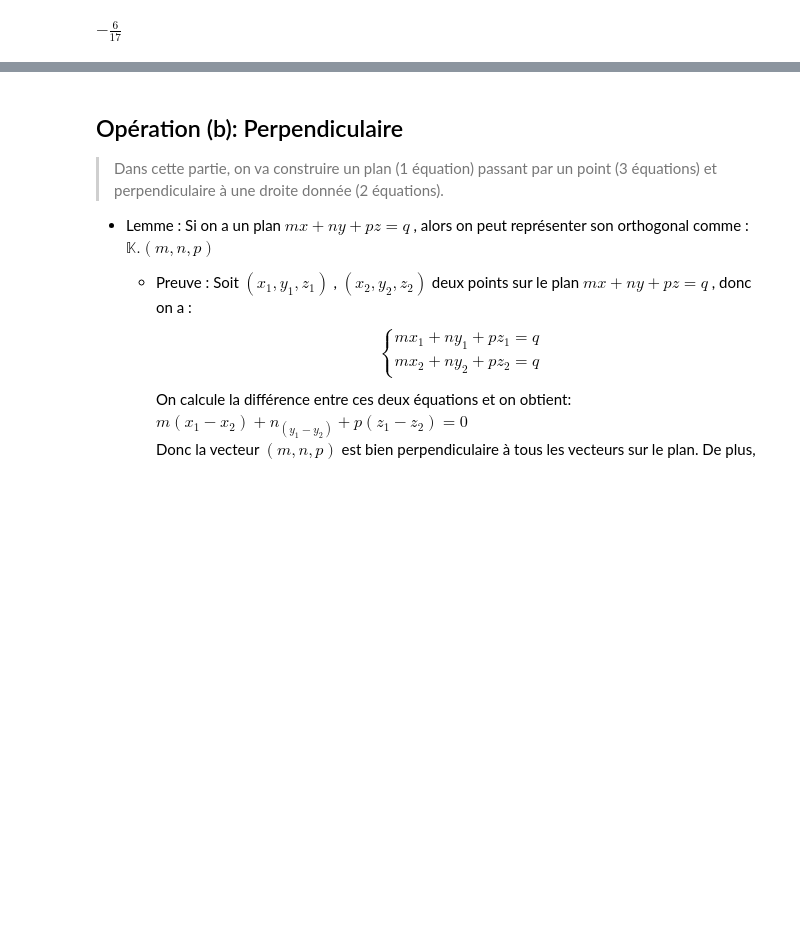
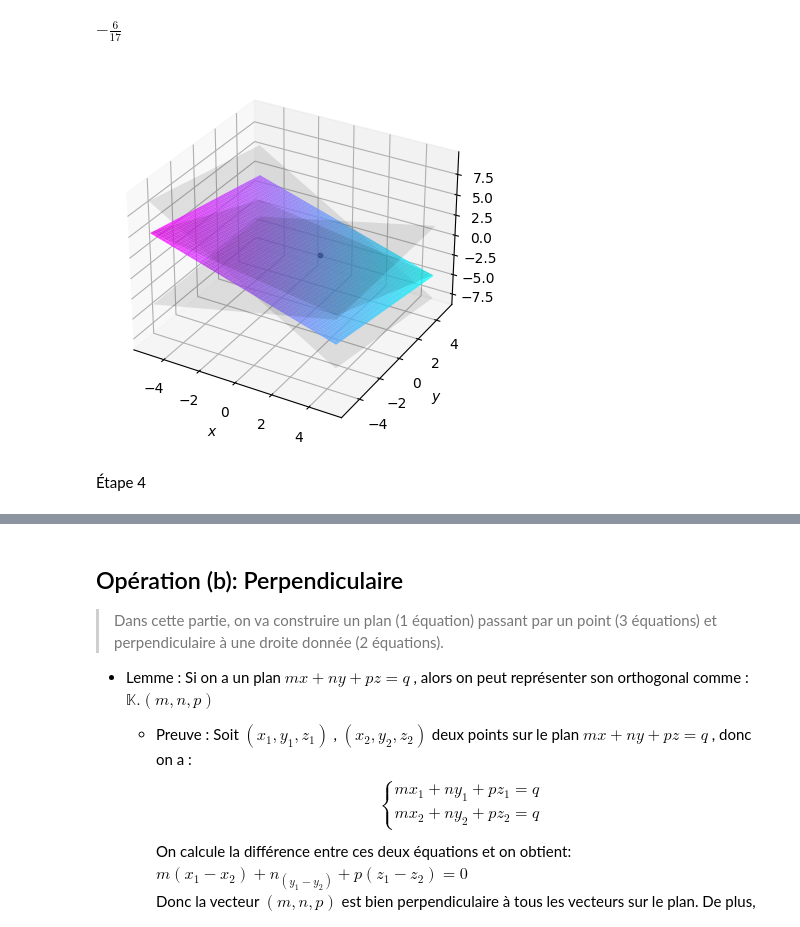
Before and after one commit to Languisher/Projects-2023, a Jupyter notebook: Projet_AL/Projet_Final.ipynb, the cells around one changed output, grey strips where cells are left out. Cells and saved outputs as stored; diff of their text form; code cells hidden in the pictures; blank space fills up the shorter version.

```diff
--- a/Projet_AL/Projet_Final.ipynb
+++ b/Projet_AL/Projet_Final.ipynb
@@ -349,6 +348,53 @@ display(n_lamda, n_mu, n_gamma)
 $\displaystyle \frac{4}{17}$
 $\displaystyle \frac{9}{17}$
 $\displaystyle - \frac{6}{17}$
+# %%
+### ---Cette partie, lambda, mu et gamma sont créés aléatoirement !!!--- ###
+
+ax = plt.axes(projection="3d")
+
+x_data = np.arange(-5, 5, 0.01)
+y_data = np.arange(-5, 5, 0.01)
+
+X, Y = np.meshgrid(x_data, y_data)
+
+point_intersection_Z = [0, 0, 0]
+
+# ---Explication : Ici, on utilise le nom "point_intersection" comme celui dans l'exemple précédent--- #
+for i in range(3):
+    point_intersection_Z[i] = (point_intersection.params[i][3] - \
+                               point_intersection.params[i][0] * X - \
+                               point_intersection.params[i][1] * Y) / point_intersection.params[i][2]
+
+    ax.plot_surface(X, Y, point_intersection_Z[i], color="black", alpha=0.1)
+
+# ---Le résultat d'après le théorème d'hyperplan--- #
+plan_nouveau_Z = ((n_lamda * point_intersection.params[0][3] + \
+                 n_mu * point_intersection.params[1][3] + \
+                 n_gamma * point_intersection.params[2][3]) - \
+                 (n_lamda * point_intersection.params[0][0] +
+                   n_mu * point_intersection.params[1][0] +
+                   n_gamma * point_intersection.params[2][0]) * X - \
+                 (n_lamda * point_intersection.params[0][1] +
+                  n_mu * point_intersection.params[1][1] +
+                  n_gamma * point_intersection.params[2][1]) * Y) / \
+                 (n_lamda * point_intersection.params[0][2] +
+                  n_mu * point_intersection.params[1][2] +
+                  n_gamma * point_intersection.params[2][2])
+
+ax.plot_surface(X, Y, plan_nouveau_Z, cmap="cool", alpha=0.8)
+ax.scatter(point_commun[x], point_commun[y], point_commun[z], color="black", s=10)
+ax.set_xlabel("$x$")
+ax.set_ylabel("$y$")
+ax.set_zlabel("$z$")
+
+# ax.view_init(azim=30, elev=15)
+plt.savefig("./a3.pdf")
+plt.show()
+# %% [output]
+[figure, added]
+# %% [markdown]
+Étape 4
 # %%
 ax = plt.axes(projection="3d")
 
```
Also changed, not shown: parts of 3 cells of this notebook, 7 other files.
